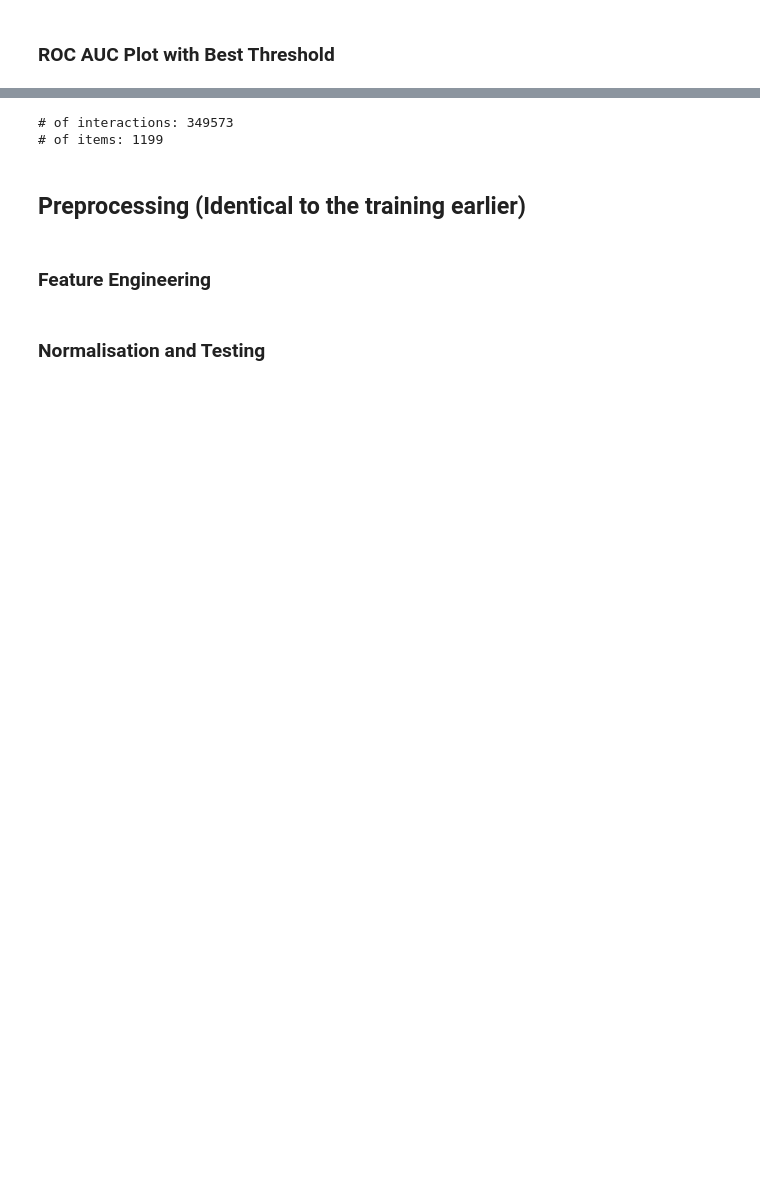
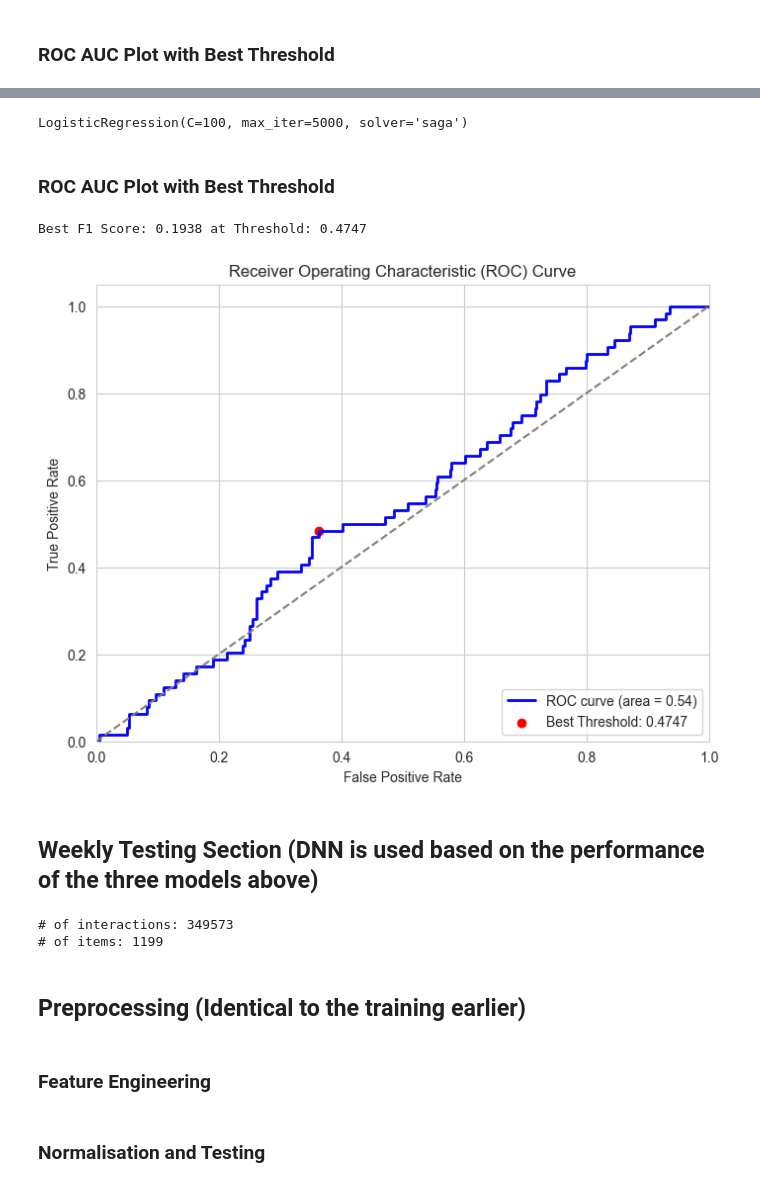
Before and after one commit to timooo-thy/CS421-ML-Competition, a Jupyter notebook: CS421 Project Code.ipynb, the cells around one changed output, grey strips where cells are left out. Cells and saved outputs as stored; diff of their text form; code cells hidden in the pictures; blank space fills up the shorter version.

```diff
--- a/CS421 Project Code.ipynb
+++ b/CS421 Project Code.ipynb
@@ -375,3 +567,60 @@ Best F1 Score: 0.5610 at Threshold: 0.1955
+# %%
+# Split the data into training and testing sets with stratification
+X_main, X_test, y_main, y_test = train_test_split(X, y, test_size=0.2, random_state=42, stratify=y)
+
+# SMOTE oversampling
+smote = SMOTE(random_state=42)
+X_resampled, y_resampled = smote.fit_resample(X_main, y_main)
+
+# Fit the model on the full training dataset
+model = LogisticRegression(max_iter=5000,penalty=best_penalty, C=best_c_value, solver=best_solver)
+model.fit(X_resampled, y_resampled)
+# %% [output]
+LogisticRegression(C=100, max_iter=5000, solver='saga')
+# %% [markdown]
+### ROC AUC Plot with Best Threshold
+# %%
+y_pred_prob = model.predict_proba(X_test)[:,1]
+fpr, tpr, thresholds = roc_curve(y_test, y_pred_prob)
+
+# Calculate AUC
+roc_auc = auc(fpr, tpr)
+# Initialise variables to store the best F1 score and the corresponding best threshold
+best_f1 = 0
+best_threshold = 0.5
+best_fpr = 0
+best_tpr = 0
+#print(roc_auc)
+# Iterate over thresholds to find the best one for F1 score
+for i, threshold in enumerate(thresholds):
+    y_pred = (y_pred_prob >= threshold).astype(int)
+    f1 = f1_score(y_test, y_pred)
+    if f1 > best_f1:
+        best_f1 = f1
+        best_threshold = threshold
+        best_fpr = fpr[i]
+        best_tpr = tpr[i]
+
+# Print the best F1 score and its corresponding threshold
+print(f"Best F1 Score: {best_f1:.4f} at Threshold: {best_threshold:.4f}")
+
+# Plot ROC curve
+plt.figure(figsize=(8, 6))
+plt.plot(fpr, tpr, color='blue', lw=2, label='ROC curve (area = %0.2f)' % roc_auc)
+plt.plot([0, 1], [0, 1], color='gray', linestyle='--')
+plt.scatter(best_fpr, best_tpr, color='red', label=f'Best Threshold: {best_threshold:.4f}')
+plt.xlim([0.0, 1.0])
+plt.ylim([0.0, 1.05])
+plt.xlabel('False Positive Rate')
+plt.ylabel('True Positive Rate')
+plt.title('Receiver Operating Characteristic (ROC) Curve')
+plt.legend(loc='lower right')
+plt.show()
+# %% [output]
+Best F1 Score: 0.1938 at Threshold: 0.4747
+[figure, added]
+# %% [markdown]
+## Weekly Testing Section (DNN is used based on the performance of the three models above)
 # %%
 data_2=np.load("week_11_data/third_batch_test.npz") # Load the data
 # %%
```
Also changed, not shown: parts of 18 cells of this notebook, 1 other file.
